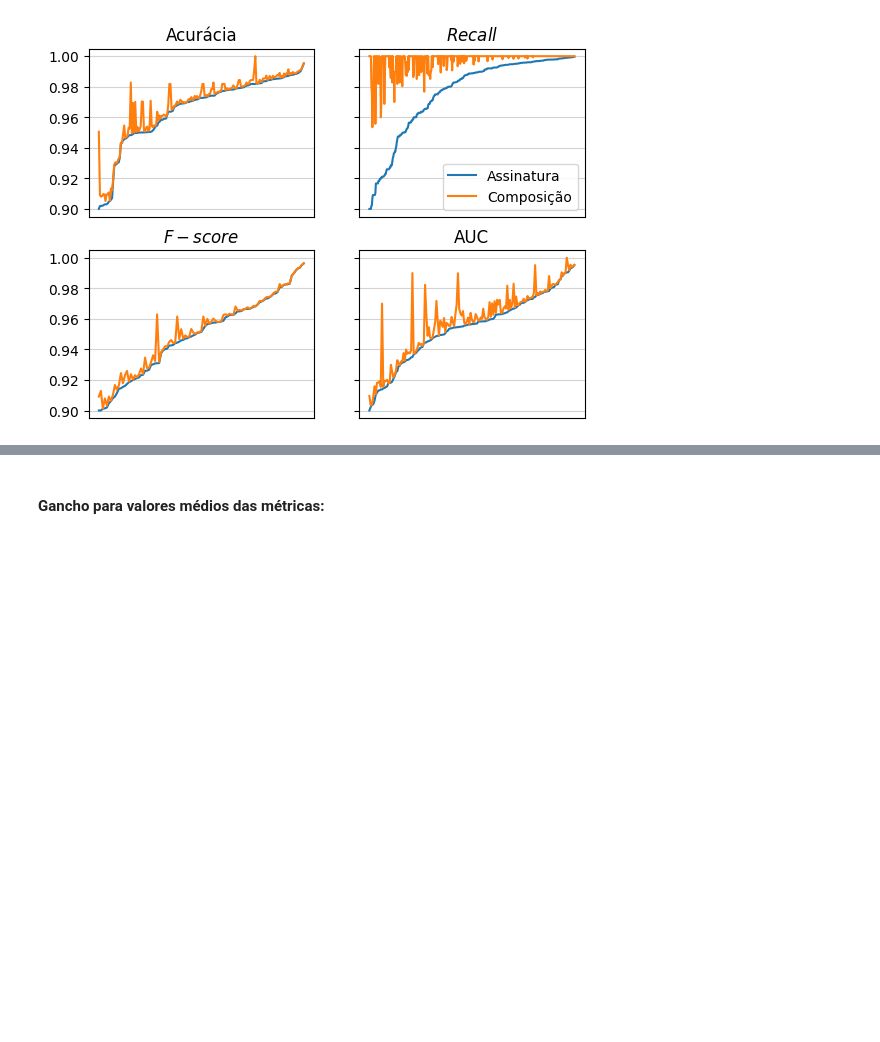
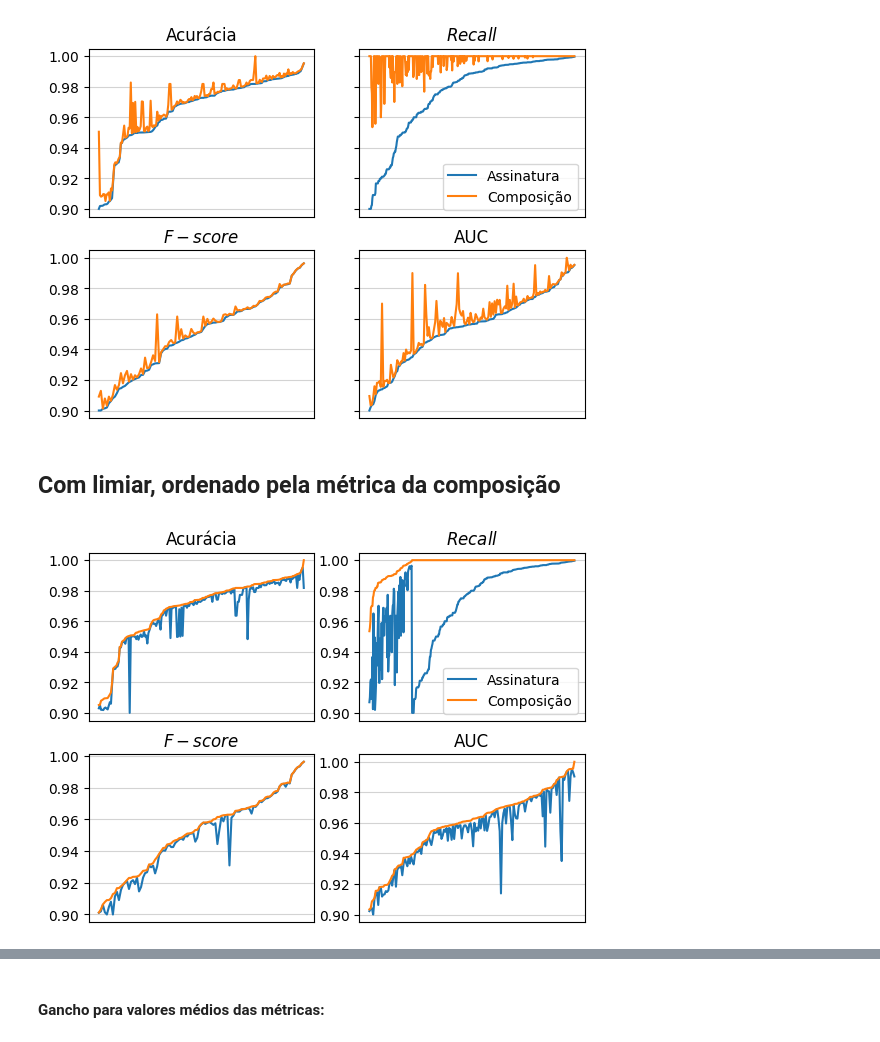
Before and after one commit to Ivo-Abreu/Mestrado, a Jupyter notebook: Análises.ipynb, the cells around one changed output, grey strips where cells are left out. Saved outputs shown, nothing was run; the diff lists cells and outputs as text; code cells hidden in the pictures; blank space fills up the shorter version.

```diff
--- a/Análises.ipynb
+++ b/Análises.ipynb
@@ -1659,3 +1659,50 @@ plt.show()
 plt.close()
 # %% [output]
 [figure]
+# %% [markdown]
+## Com limiar, ordenado pela métrica da composição
+# %%
+mode = "Median"
+fig,ax = plt.subplots(2,2)
+a,b = 0,0
+for metric in metrics:
+    values = []
+    for param in params:
+        escopo = dfr.query("HAI == '"+param[0]+
+                           "' and Files == '"+param[1]+
+                           "' and Selector == '"+param[2]+
+                           "' and N_Samples == "+str(param[3])+
+                           " and Test_Size == "+str(param[4])+
+                           " and Contamination == "+str(param[5])+
+                           " and "+metric+"_1s_"+mode+" >= "+str(threshold)+
+                           " and FPR_2s_"+mode+"_"+metric+" < 1.0 "+
+                           " and Classifier_2s_"+metric+"_"+mode+" != '1step_only'")
+
+        if escopo.shape[0] == 0:
+            continue
+
+        values.append((escopo[metric+"_1s_"+mode].max(),escopo[metric+"_2s_"+mode].max()))
+    values = sorted(values,key=lambda x:(x[1],x[0]))
+
+    ax[a][b].plot(values)
+    if metric == 'Accuracy':
+        ax[a][b].set_title('Acurácia')
+    elif metric == 'Recall':
+        ax[a][b].set_title('$Recall$')
+    elif metric == 'F1':
+        ax[a][b].set_title('$F-score$')
+    else:
+        ax[a][b].set_title(metric)
+
+    ax[a][b].set_xticks([])
+    ax[a][b].grid(color='lightgray')
+    b += 1
+    if b > 1:
+        a = 1
+        b = 0
+ax[0][1].legend(labels=["Assinatura","Composição"])
+plt.savefig("plot2s1s-lim.jpg",bbox_inches='tight')
+plt.show()
+plt.close()
+# %% [output]
+[figure, added]
```
Also changed, not shown: parts of 2 cells of this notebook.
